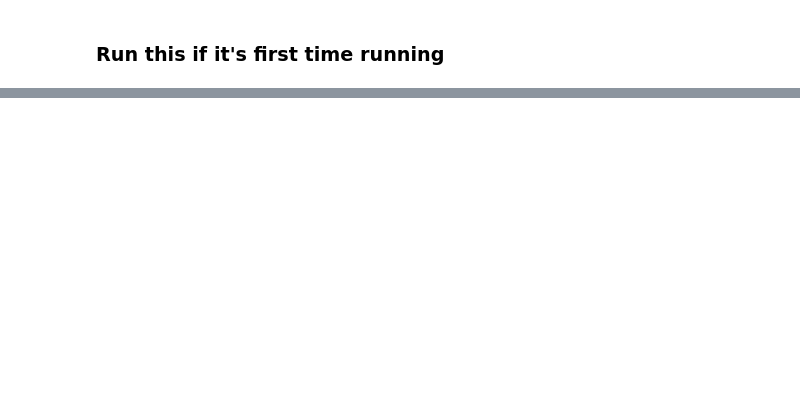
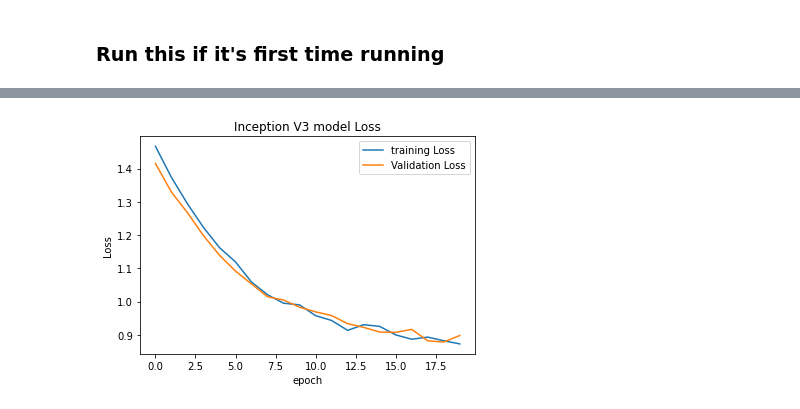
Before and after one commit to CV1430Spring21-Final/APTOS, a Jupyter notebook: inceptionv3_0421_2021.ipynb, the cells around one changed output, grey strips where cells are left out. Saved outputs shown, nothing was run; the diff lists cells and outputs as text; code cells hidden in the pictures; blank space fills up the shorter version.

```diff
--- a/inceptionv3_0421_2021.ipynb
+++ b/inceptionv3_0421_2021.ipynb
@@ -649,0 +643,10 @@ print("actual:", val.iloc[0].level)
+# %%
+plt.plot(retina_model.history.history['loss'])
+plt.plot(retina_model.history.history['val_loss'])
+plt.title('Inception V3 model Loss')
+plt.ylabel('Loss')
+plt.xlabel('epoch')
+plt.legend(['training Loss', 'Validation Loss'], loc='best')
+plt.show()
+# %% [output]
+[figure, added]
```
Also changed, not shown: parts of 18 cells of this notebook, 1 other file.
